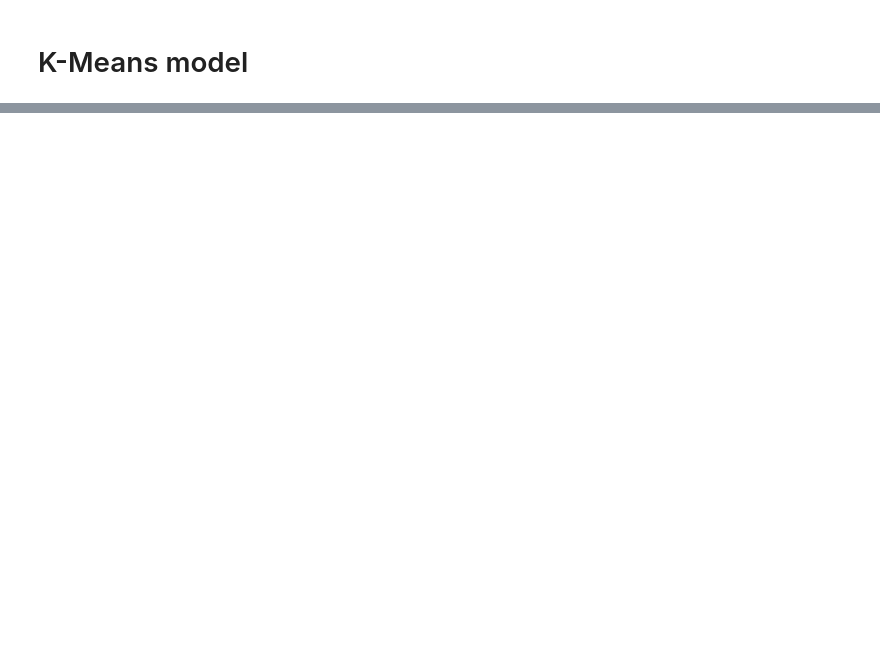
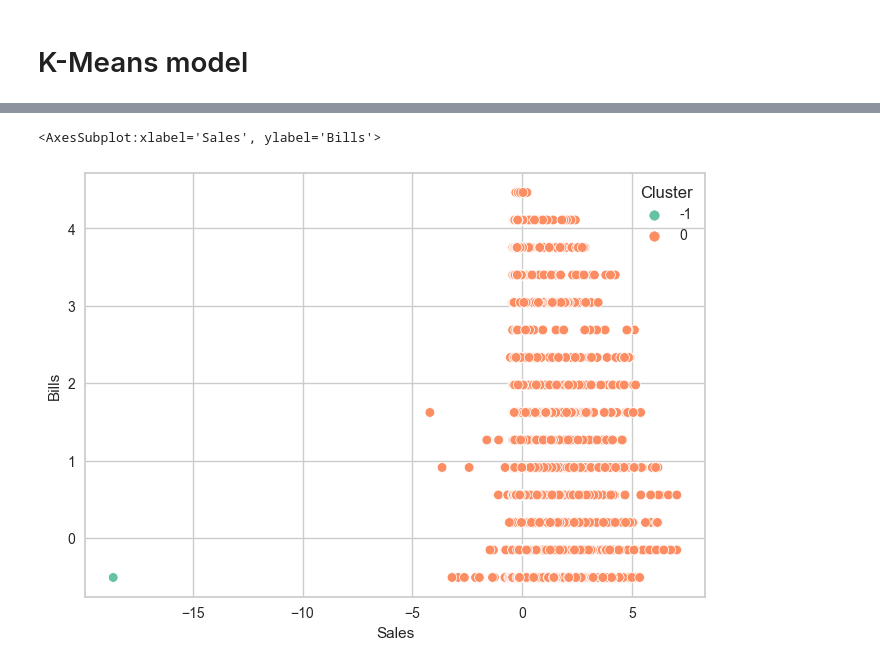
Before and after one commit to mcleroj/Python, a Jupyter notebook: clustering_metods.ipynb, the cells around one changed output, grey strips where cells are left out. Saved outputs shown, nothing was run; the diff lists cells and outputs as text; code cells hidden in the pictures; blank space fills up the shorter version.

```diff
--- a/clustering_metods.ipynb
+++ b/clustering_metods.ipynb
@@ -263,0 +316,9 @@ for i in range(2, 11):
+# %%
+df_dbscan = df3.copy()
+dbscan = DBSCAN(eps=14, min_samples=4)
+y_dbscan = dbscan.fit_predict(df_dbscan)
+df_dbscan['Cluster'] = y_dbscan
+sns.scatterplot(df_dbscan, x='Sales', y='Bills', hue='Cluster', palette='Set2')
+# %% [output]
+<AxesSubplot:xlabel='Sales', ylabel='Bills'>
+[figure, added]
```
Also changed, not shown: parts of 18 cells of this notebook.
